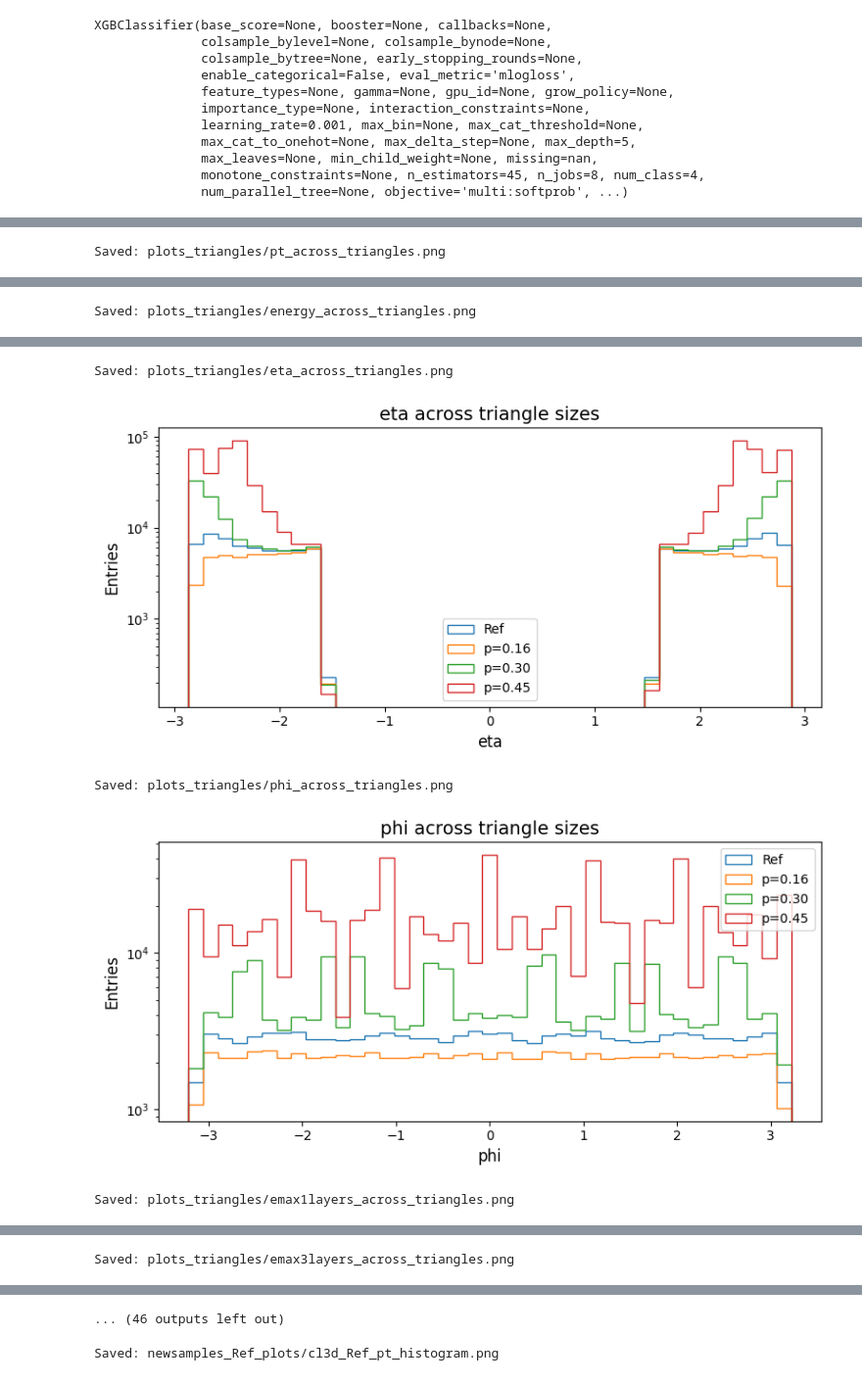
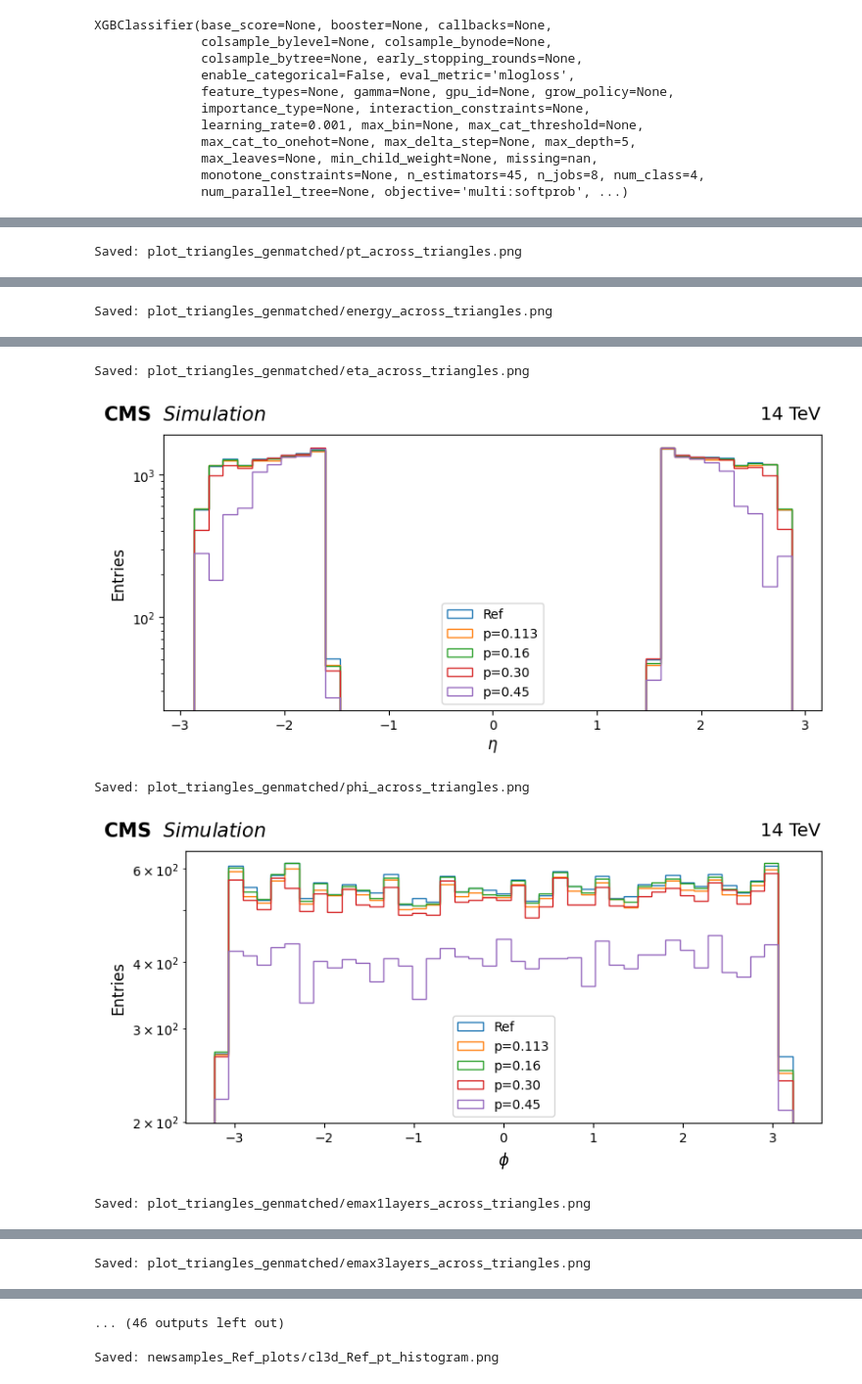
Before and after one commit to tdebnath16/shower_shape_studies, a Jupyter notebook: training_newalgo.ipynb, the cells around one changed output, grey strips where cells are left out. Shown at 98% size. Cells and saved outputs as stored; diff of their text form; code cells hidden in the pictures.

```diff
--- a/training_newalgo.ipynb
+++ b/training_newalgo.ipynb
@@ -158,3 +142,9 @@ pion_df_Ref_filtered
+# %%
+photon_df_Ref_filtered = ana.filter_by_delta_r(photon_df_Ref, "cl3d_Ref", 0.05)
+photon_df_p0113_filtered = ana.filter_by_delta_r(photon_df_p0113, "cl3d_p0113Tri", 0.05)
+photon_df_p016_filtered = ana.filter_by_delta_r(photon_df_p016, "cl3d_p016Tri", 0.05)
+photon_df_p03_filtered = ana.filter_by_delta_r(photon_df_p03, "cl3d_p03Tri", 0.05)
+photon_df_p045_filtered = ana.filter_by_delta_r(photon_df_p045, "cl3d_p045Tri", 0.05)
 # %% [markdown]
 ## Let's begin the multi-class BDT
 # %%
@@ -894,14 +349,14 @@ def plot_across_four_lists(
 # %%
-plot_across_four_lists(
-    photon_df_Ref, photon_df_p016, photon_df_p03, photon_df_p045,
-    ana.variables_to_plot('Ref'), ana.variables_to_plot('p016Tri'), ana.variables_to_plot('p03Tri'), ana.variables_to_plot('p045Tri'),   # full column names per DF
-    label_ref="Ref", label_p016="p=0.16", label_p03="p=0.30", label_p045="p=0.45",
-    plots_dir="plots_triangles",
+ana.plot_across_five_lists(
+    photon_df_Ref_filtered, photon_df_p0113_filtered, photon_df_p016_filtered, photon_df_p03_filtered, photon_df_p045_filtered,
+    ana.variables_to_plot('Ref'), ana.variables_to_plot('p0113Tri'), ana.variables_to_plot('p016Tri'), ana.variables_to_plot('p03Tri'), ana.variables_to_plot('p045Tri'),   # full column names per DF
+    label_ref="Ref", label_p0113="p=0.113", label_p016="p=0.16", label_p03="p=0.30", label_p045="p=0.45",
+    plots_dir="plot_triangles_genmatched",
     var_latex_map=None,                         # can map full name or suffix
     num_bins=40, cl3d_pt_range=(20, 200),
-    pt_col_ref="cl3d_Ref_pt", pt_col_p016="cl3d_p016Tri_pt",
+    pt_col_ref="cl3d_Ref_pt", pt_col_p0113="cl3d_p0113Tri_pt", pt_col_p016="cl3d_p016Tri_pt",
     pt_col_p03="cl3d_p03Tri_pt", pt_col_p045="cl3d_p045Tri_pt",
     density=False, logy=False, weight_cols=None  # weight_cols: dict with keys "ref","p016","p03","p045"
 )
 # %% [output]
-Saved: plots_triangles/pt_across_triangles.png
+Saved: plot_triangles_genmatched/pt_across_triangles.png
@@ -909 +364 @@ Saved: plots_triangles/pt_across_triangles.png
-Saved: plots_triangles/energy_across_triangles.png
+Saved: plot_triangles_genmatched/energy_across_triangles.png
@@ -911,5 +366,5 @@ Saved: plots_triangles/energy_across_triangles.png
-Saved: plots_triangles/eta_across_triangles.png
+Saved: plot_triangles_genmatched/eta_across_triangles.png
-[figure, old version]
+[figure, new version]
-Saved: plots_triangles/phi_across_triangles.png
+Saved: plot_triangles_genmatched/phi_across_triangles.png
-[figure, old version]
+[figure, new version]
-Saved: plots_triangles/emax1layers_across_triangles.png
+Saved: plot_triangles_genmatched/emax1layers_across_triangles.png
@@ -917 +372 @@ Saved: plots_triangles/emax1layers_across_triangles.png
-Saved: plots_triangles/emax3layers_across_triangles.png
+Saved: plot_triangles_genmatched/emax3layers_across_triangles.png
```
Also changed, not shown: parts of 28 cells of this notebook, 2 other files.
